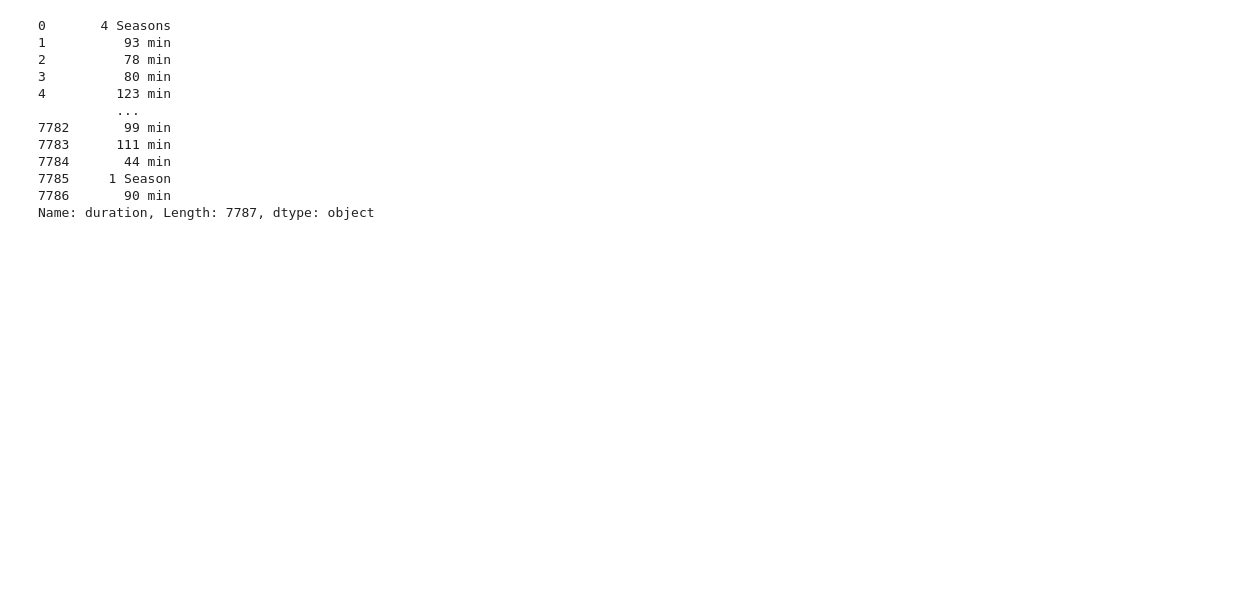
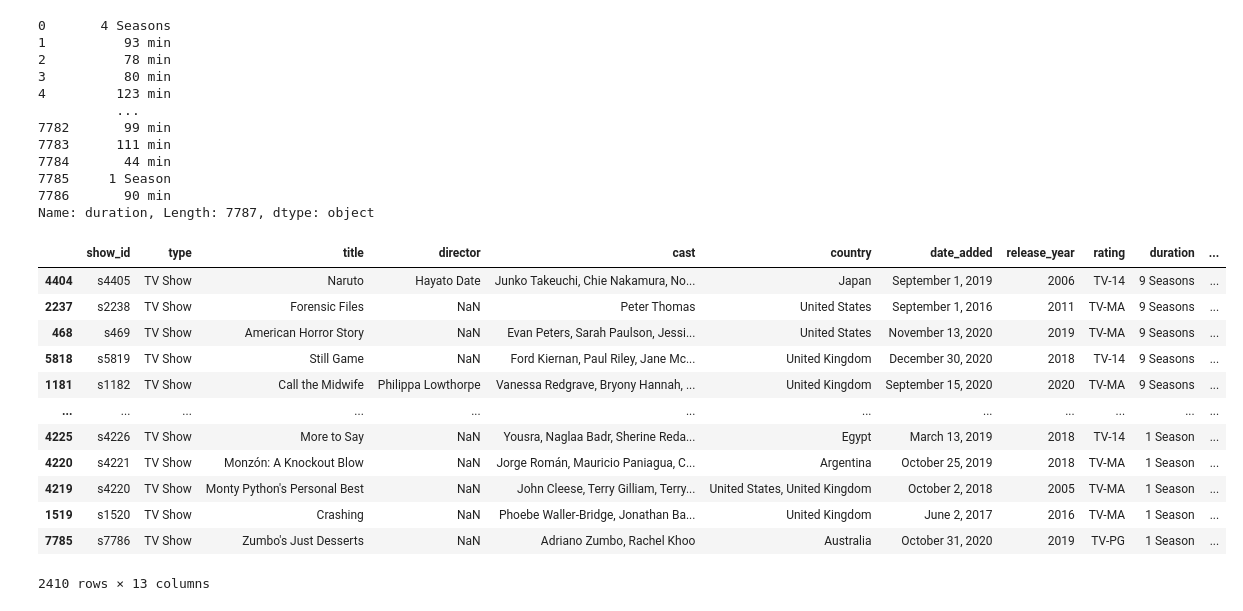
Before and after one commit to stellarboymihir/AI-ML-DS_Workshop, a Jupyter notebook: DSVL-4.ipynb, the cells around one changed output. Saved outputs shown, nothing was run; the diff lists cells and outputs as text; code cells hidden in the pictures; blank space fills up the shorter version.

```diff
--- a/DSVL-4.ipynb
+++ b/DSVL-4.ipynb
@@ -150,3 +150,21 @@ df.duration
 7785     1 Season
 7786       90 min
 Name: duration, Length: 7787, dtype: object
+# %%
+seasons = df[df.duration.str.contains('Season')]
+# %%
+seasons.sort_values(by =  'duration', ascending = False)
+# %% [output]
+|  | show_id | type | title | director | cast | country | date_added | release_year | rating | duration | ... |
+| 4404 | s4405 | TV Show | Naruto | Hayato Date | Junko Takeuchi, Chie Nakamura, No... | Japan | September 1, 2019 | 2006 | TV-14 | 9 Seasons | ... |
+| 2237 | s2238 | TV Show | Forensic Files | NaN | Peter Thomas | United States | September 1, 2016 | 2011 | TV-MA | 9 Seasons | ... |
+| 468 | s469 | TV Show | American Horror Story | NaN | Evan Peters, Sarah Paulson, Jessi... | United States | November 13, 2020 | 2019 | TV-MA | 9 Seasons | ... |
+| 5818 | s5819 | TV Show | Still Game | NaN | Ford Kiernan, Paul Riley, Jane Mc... | United Kingdom | December 30, 2020 | 2018 | TV-14 | 9 Seasons | ... |
+| 1181 | s1182 | TV Show | Call the Midwife | Philippa Lowthorpe | Vanessa Redgrave, Bryony Hannah, ... | United Kingdom | September 15, 2020 | 2020 | TV-MA | 9 Seasons | ... |
+| ... | ... | ... | ... | ... | ... | ... | ... | ... | ... | ... | ... |
+| 4225 | s4226 | TV Show | More to Say | NaN | Yousra, Naglaa Badr, Sherine Reda... | Egypt | March 13, 2019 | 2018 | TV-14 | 1 Season | ... |
+| 4220 | s4221 | TV Show | Monzón: A Knockout Blow | NaN | Jorge Román, Mauricio Paniagua, C... | Argentina | October 25, 2019 | 2018 | TV-MA | 1 Season | ... |
+| 4219 | s4220 | TV Show | Monty Python's Personal Best | NaN | John Cleese, Terry Gilliam, Terry... | United States, United Kingdom | October 2, 2018 | 2005 | TV-MA | 1 Season | ... |
+| 1519 | s1520 | TV Show | Crashing | NaN | Phoebe Waller-Bridge, Jonathan Ba... | United Kingdom | June 2, 2017 | 2016 | TV-MA | 1 Season | ... |
+| 7785 | s7786 | TV Show | Zumbo's Just Desserts | NaN | Adriano Zumbo, Rachel Khoo | Australia | October 31, 2020 | 2019 | TV-PG | 1 Season | ... |
+2410 rows × 13 columns
```
Also changed, not shown: parts of 3 cells of this notebook.
